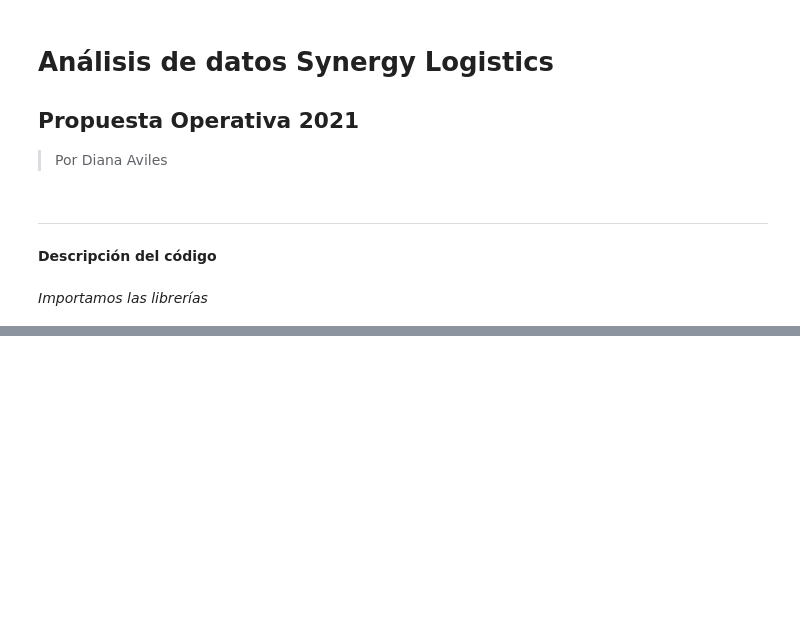
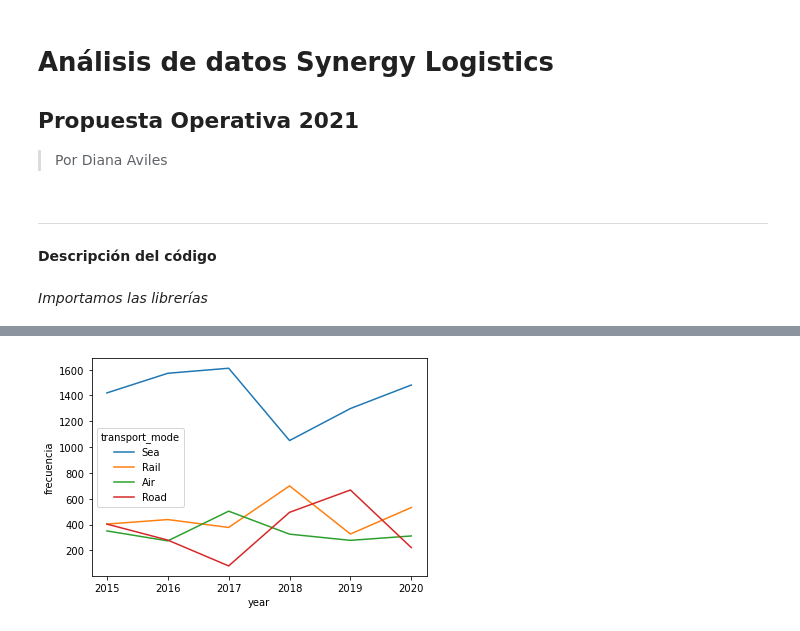
Before and after one commit to avilesdiana/Synergy-Logistics, a Jupyter notebook: ANALISIS_02_AVILES_DIANA.ipynb, the cells around one changed output, grey strips where cells are left out. Saved outputs shown, nothing was run; the diff lists cells and outputs as text; code cells hidden in the pictures; blank space fills up the shorter version.

```diff
--- a/ANALISIS_02_AVILES_DIANA.ipynb
+++ b/ANALISIS_02_AVILES_DIANA.ipynb
@@ -17,4 +15,4 @@ import numpy as np
 # %%
-data = pd.read_csv('synergy_logistics_database.csv')
-data.columns
-data['total_value'].sum()
+data = pd.read_csv('synergy_logistics_database.csv', index_col = 0, parse_dates = [5])
+# Contiene el csv
+#data.info()
@@ -43,0 +88,12 @@ orgiw2.head()
+# %%
+#Medio de transporte más utilizado por Exportación
+exportaciones_transporte = data[data['direction'] == 'Exports']
+transporte_masUsado_anual_E = exportaciones_transporte.groupby(by = ['year','transport_mode'])
+valor_anual_transporte_E = transporte_masUsado_anual_E['total_value'].agg(pd.Series.sum)
+
+top_transporte_E = pd.DataFrame()
+top_transporte_E['valor_total']= valor_anual_transporte_E
+top_transporte_E['frecuencia'] = transporte_masUsado_anual_E['total_value'].describe()['count']
+top_transporte_E = top_transporte_E.sort_values(by = ['year', 'frecuencia'], ascending= False)
+
+print(top_transporte_E)
@@ -43,0 +118,6 @@ orgiw2.head()
+# %%
+#Grafica Transportes Exportaciones
+sns.lineplot(data = top_transporte_E, x='year', y='frecuencia', hue='transport_mode')
+plt.savefig('Top_transporte_Exportaciones.png')
+# %% [output]
+[figure, added]
```
Also changed, not shown: parts of 17 cells of this notebook, 3 other files.
